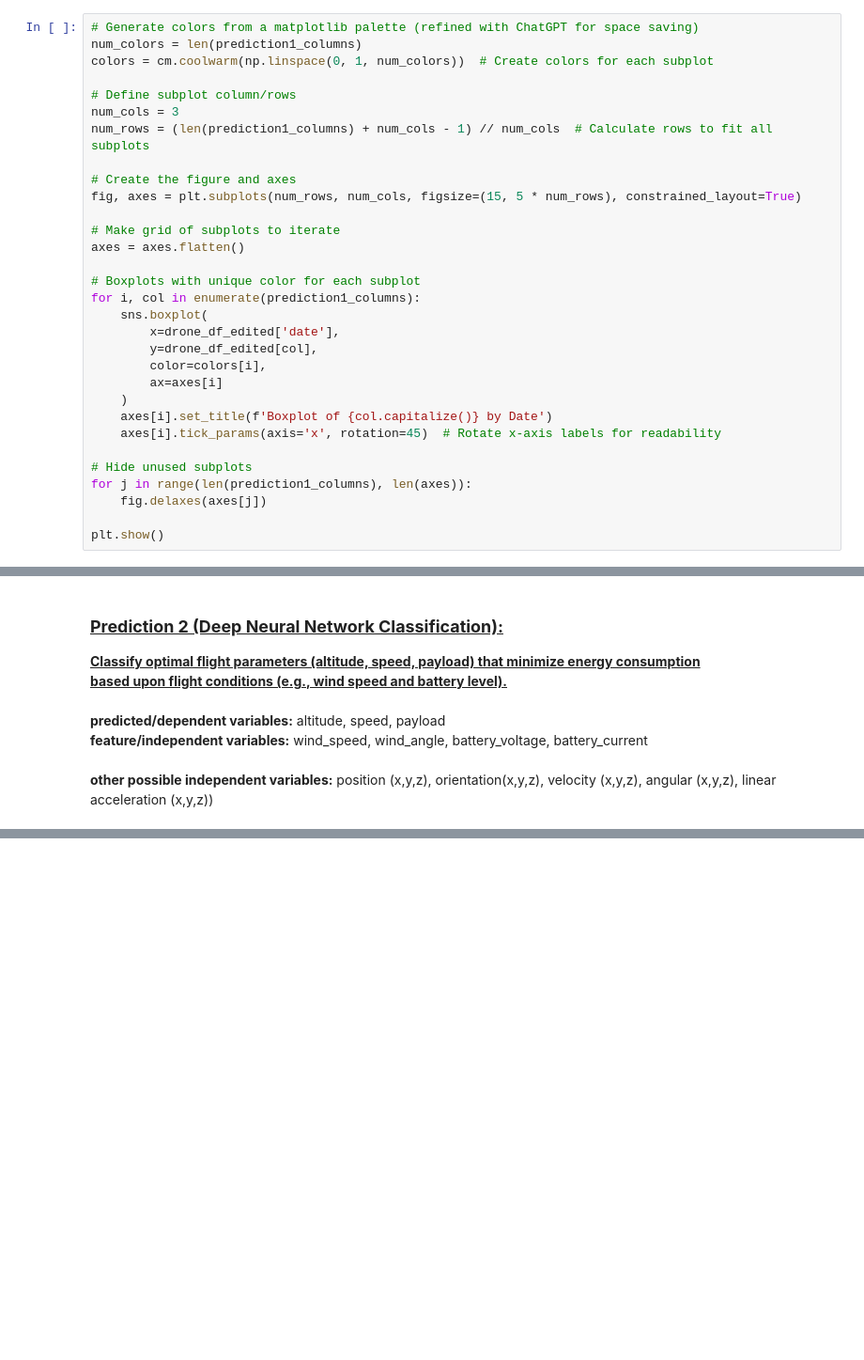
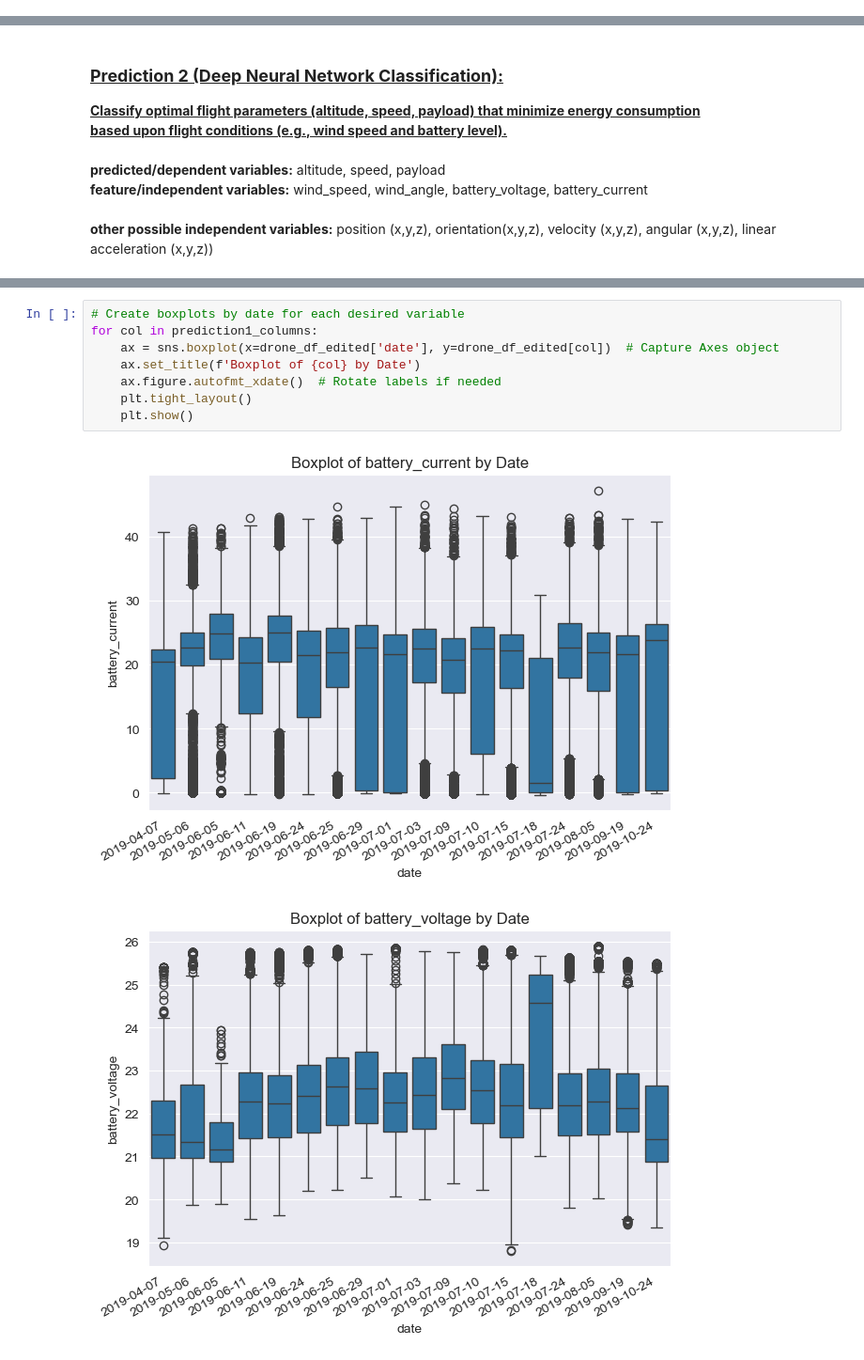
Before and after one commit to caliskate/delivery-drone-flight-predictions, a Jupyter notebook: flight_predictions.ipynb, the cells around one changed output, grey strips where cells are left out. Shown at 94% size. Cells and saved outputs as stored; diff of their text form; blank space fills up the shorter version.

```diff
--- a/flight_predictions.ipynb
+++ b/flight_predictions.ipynb
@@ -309,31 +219,0 @@ plt.show()
-# %%
-# Generate colors from a matplotlib palette (refined with ChatGPT for space saving)
-num_colors = len(prediction1_columns)
-colors = cm.coolwarm(np.linspace(0, 1, num_colors))  # Create colors for each subplot
-
-# Define subplot column/rows
-num_cols = 3
-num_rows = (len(prediction1_columns) + num_cols - 1) // num_cols  # Calculate rows to fit all subplots
-
-# Create the figure and axes
-fig, axes = plt.subplots(num_rows, num_cols, figsize=(15, 5 * num_rows), constrained_layout=True)
-
-# Make grid of subplots to iterate
-axes = axes.flatten()
-
-# Boxplots with unique color for each subplot
-for i, col in enumerate(prediction1_columns):
-    sns.boxplot(
-        x=drone_df_edited['date'],
-        y=drone_df_edited[col],
-        color=colors[i],
-        ax=axes[i]
-    )
-    axes[i].set_title(f'Boxplot of {col.capitalize()} by Date')
-    axes[i].tick_params(axis='x', rotation=45)  # Rotate x-axis labels for readability
-
-# Hide unused subplots
-for j in range(len(prediction1_columns), len(axes)):
-    fig.delaxes(axes[j])
-
-plt.show()
@@ -594,0 +511,11 @@ This analysis underscores the importance of considering temporal factors, specif
+# %%
+# Create boxplots by date for each desired variable
+for col in prediction1_columns:
+    ax = sns.boxplot(x=drone_df_edited['date'], y=drone_df_edited[col])  # Capture Axes object
+    ax.set_title(f'Boxplot of {col} by Date')
+    ax.figure.autofmt_xdate()  # Rotate labels if needed
+    plt.tight_layout()
+    plt.show()
+# %% [output]
+[figure, new version]
+[figure, added]
```
Also changed, not shown: parts of 32 cells of this notebook, 2 other files.
